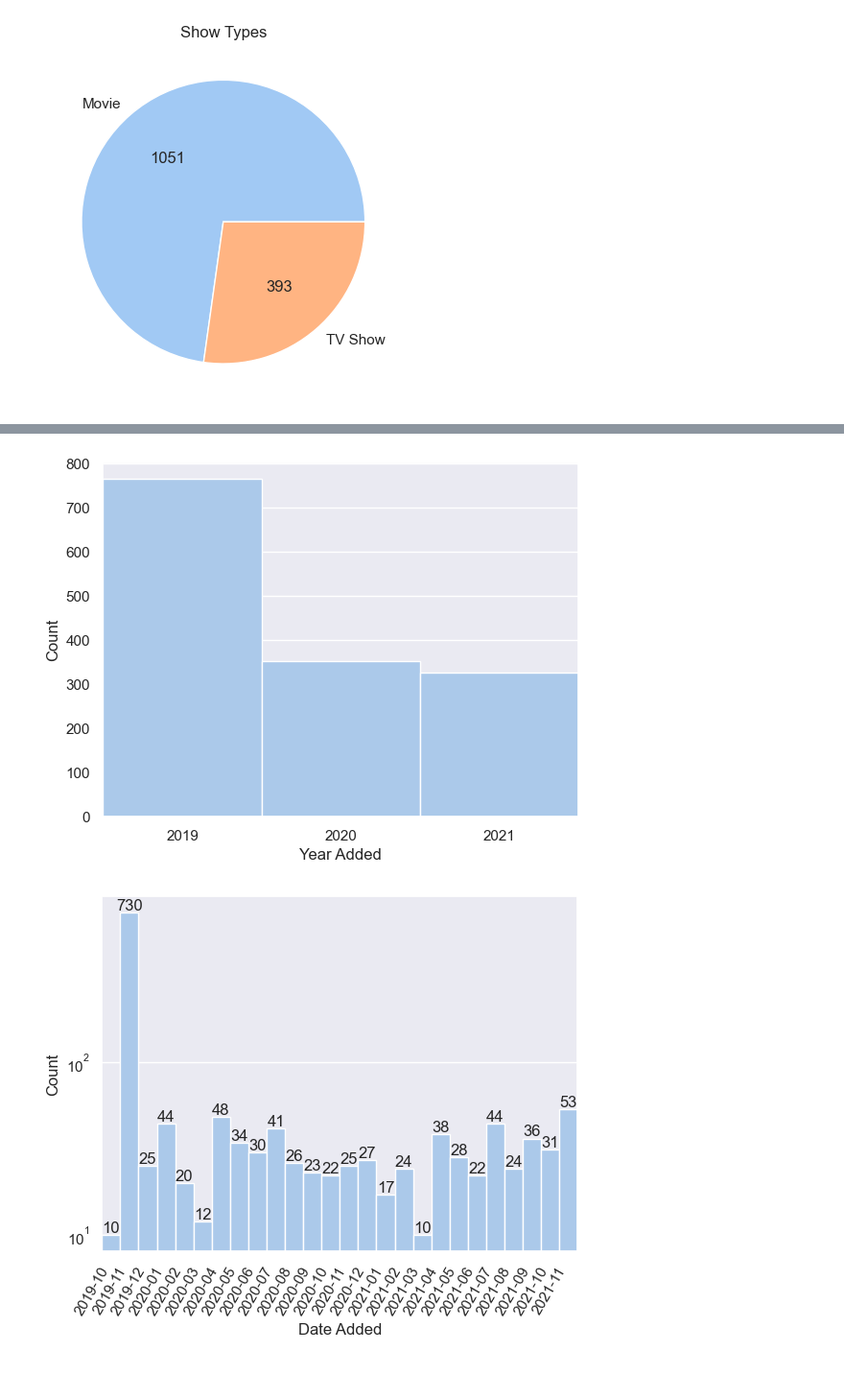
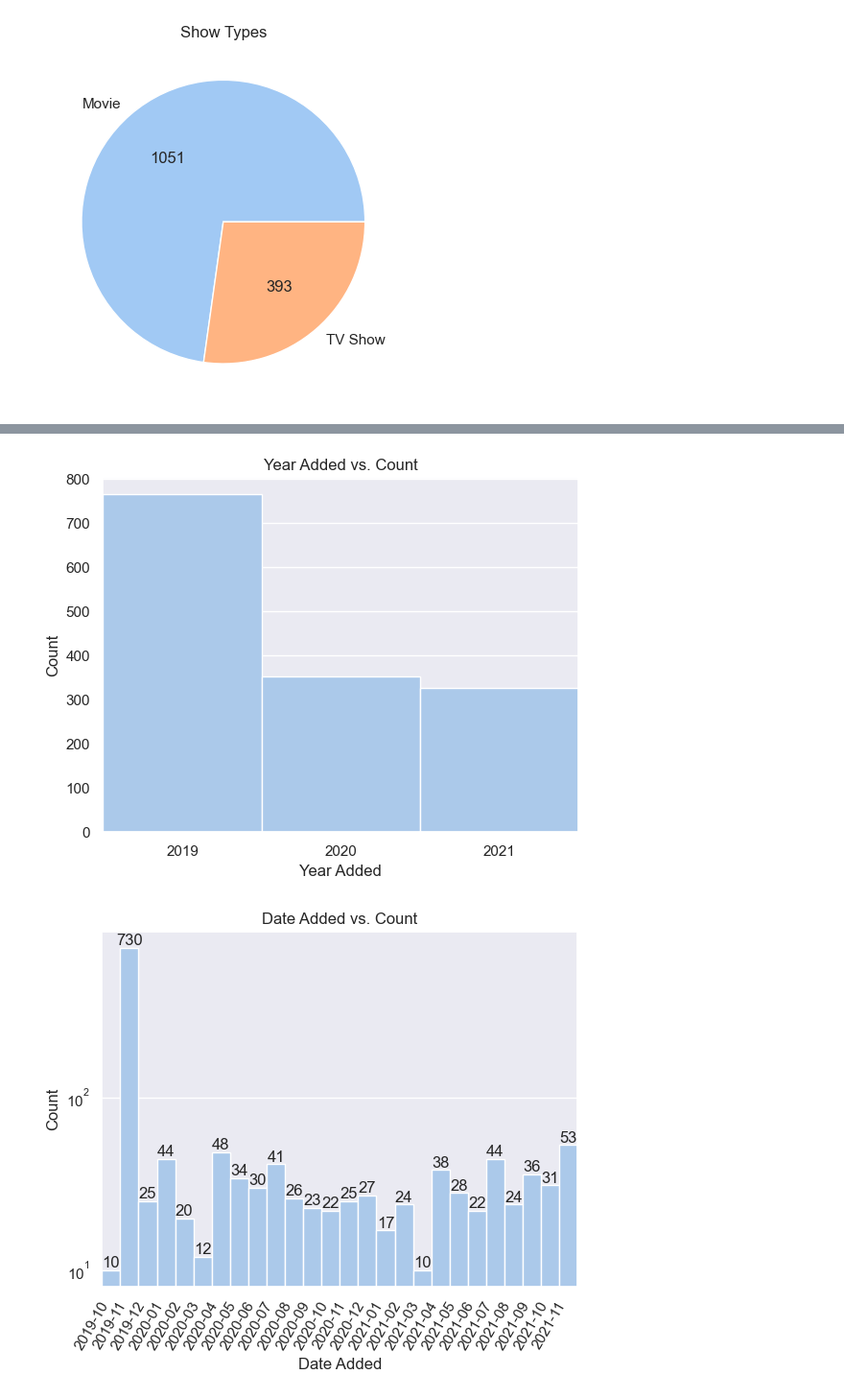
Before and after one commit to dvnatanael/data5006-data-analysis, a Jupyter notebook: Tiny_Data_Analysis_Disney+.ipynb, the cells around one changed output, grey strips where cells are left out. Shown at 96% size. Drawn from its saved outputs; the diff is of its cells as text; code cells hidden in the pictures; blank space fills up the shorter version.

```diff
--- a/Tiny_Data_Analysis_Disney+.ipynb
+++ b/Tiny_Data_Analysis_Disney+.ipynb
@@ -172,23 +177,23 @@ p = sns.countplot(
     saturation=0.75,
     width=1.0,
 )
+p.set_title("Year Added vs. Count")
 p.set_xlabel("Year Added")
 _ = p.set_ylabel("Count")
 # %% [output]
-[figure, old version]
+[figure, new version]
 # %%
 p: plt.Axes = sns.countplot(
     x=data, color=sns.color_palette()[0], saturation=0.75, width=1.0
 )
-
+p.set_title("Date Added vs. Count")
+p.set_xlabel("Date Added")
+p.set_ylabel("Count")
 p.bar_label(p.containers[0])
 p.set_yscale("log")
-p.set_xlabel("Date Added")
-p.set_ylabel("Count")
-
 _ = {rotate_label(label, rotation=60) for label in p.get_xticklabels()}
 # %% [output]
-[figure, old version]
+[figure, new version]
 # %%
 data = cleaned_df[cleaned_df.index.get_level_values("type") == "Movie"]
 p = sns.histplot(data, x="duration", bins=185 // 5, binrange=(0, 185))
```
Also changed, not shown: parts of 4 cells of this notebook, 1 other file.
